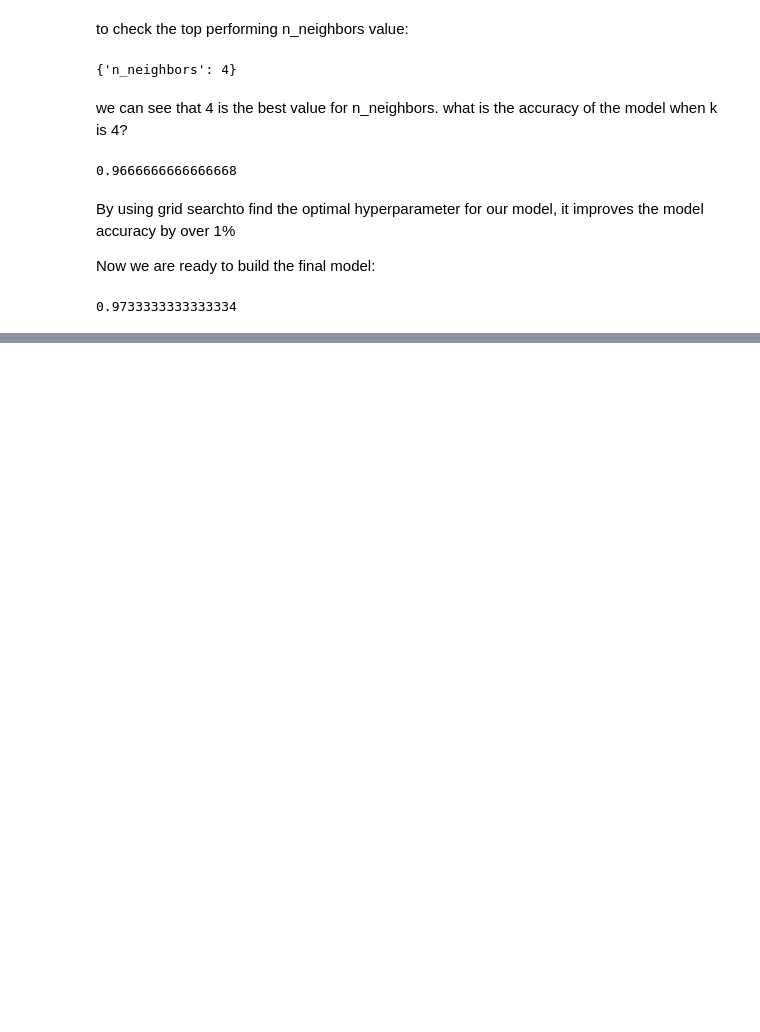
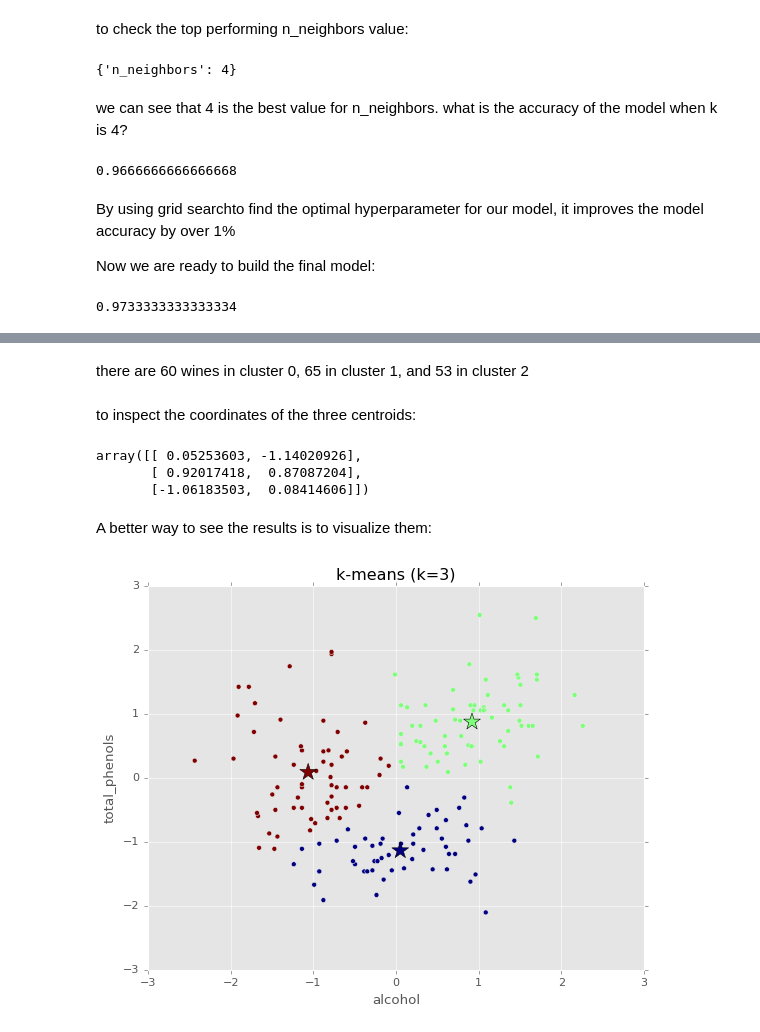
Before and after one commit to kassidy10/Developer, a Jupyter notebook: sololearn/DataScience.ipynb, the cells around one changed output, grey strips where cells are left out. Drawn from its saved outputs; the diff is of its cells as text; code cells hidden in the pictures; blank space fills up the shorter version.

```diff
--- a/sololearn/DataScience.ipynb
+++ b/sololearn/DataScience.ipynb
@@ -1206,0 +1393,9 @@ knn_final.score(X,y)
+# %%
+from sklearn.preprocessing import StandardScaler
+# instantiate the scaler
+
+scale = StandardScaler()
+# compute the mean and std to be used later for scaleing
+
+scale.fit(X)
+# StandardScaler(copy = True, with_mean = True, with_std = True)
@@ -1206,0 +1410,2 @@ knn_final.score(X,y)
+# %%
+scale.fit(X)
@@ -1206,0 +1416,3 @@ knn_final.score(X,y)
+# %%
+X_scaled = scale.transform(X)
+X_scaled
@@ -1206,0 +1455,11 @@ knn_final.score(X,y)
+# %%
+from sklearn.cluster import KMeans
+
+# instantiate the model
+
+kmeans = KMeans(n_clusters=3)
+# fit the model
+kmeans.fit(X_scaled)
+# make predictions
+y_pred = kmeans.predict(X_scaled)
+y_pred
@@ -1206,0 +1476,33 @@ knn_final.score(X,y)
+# %% [markdown]
+there are 60 wines in cluster 0, 65 in cluster 1, and 53 in cluster 2
+# %% [markdown]
+to inspect the coordinates of the three centroids:
+# %%
+kmeans.cluster_centers_
+# %% [output]
+array([[ 0.05253603, -1.14020926],
+       [ 0.92017418,  0.87087204],
+       [-1.06183503,  0.08414606]])
+# %% [markdown]
+A better way to see the results is to visualize them:
+# %%
+# plot the scaled data
+plt.scatter(X_scaled[:,0],
+            X_scaled[:,1],
+            c = y_pred)
+
+# identify the centriods
+
+plt.scatter(kmeans.cluster_centers_[:,0],
+            kmeans.cluster_centers_[:,1],
+            marker='*',
+            s = 250,
+            c = [0,1,2],
+            edgecolors='k')
+
+plt.xlabel('alcohol')
+plt.ylabel('total_phenols')
+plt.title('k-means (k=3)')
+plt.show()
+# %% [output]
+[figure, added]
```
Also changed, not shown: parts of 68 cells of this notebook.
